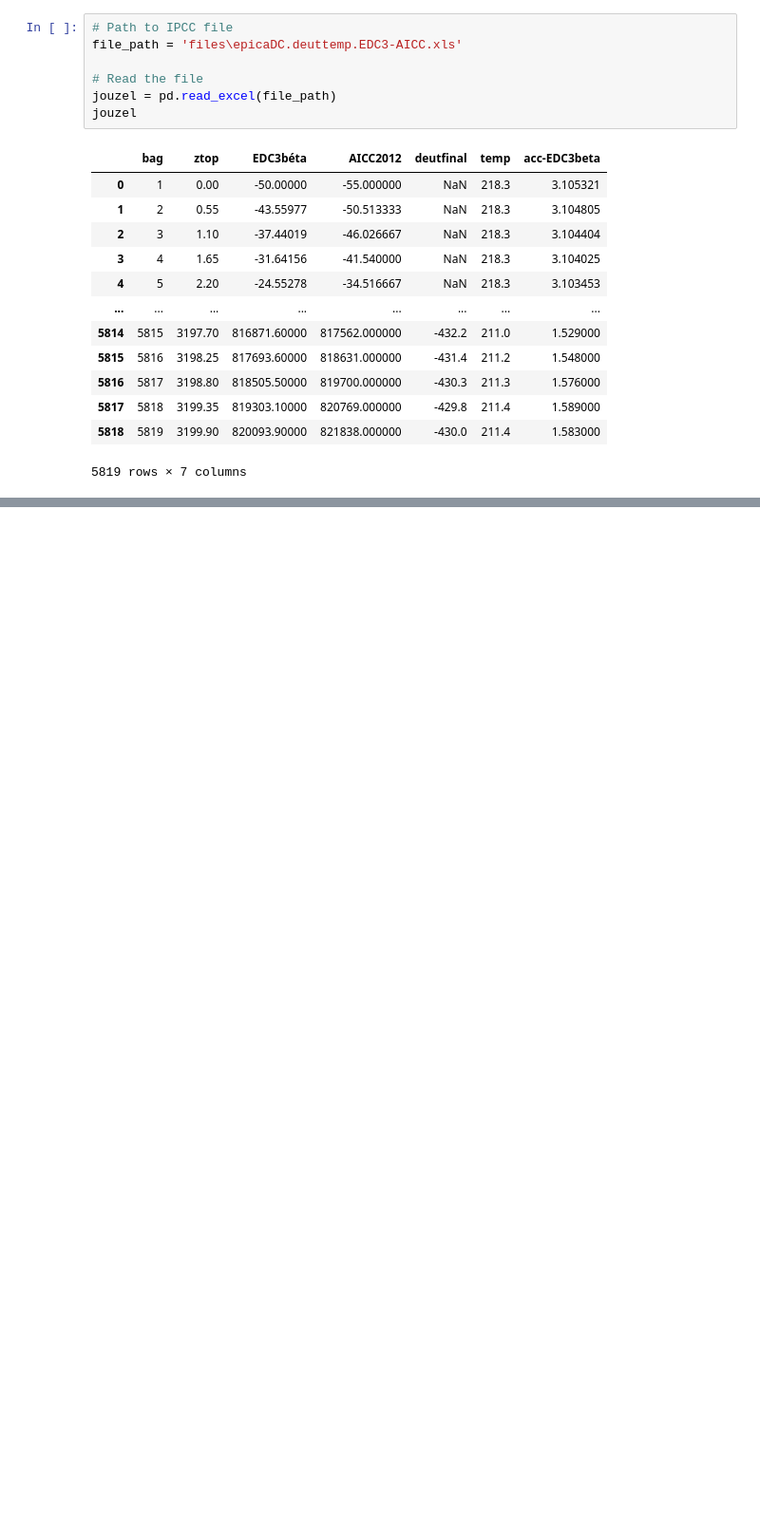
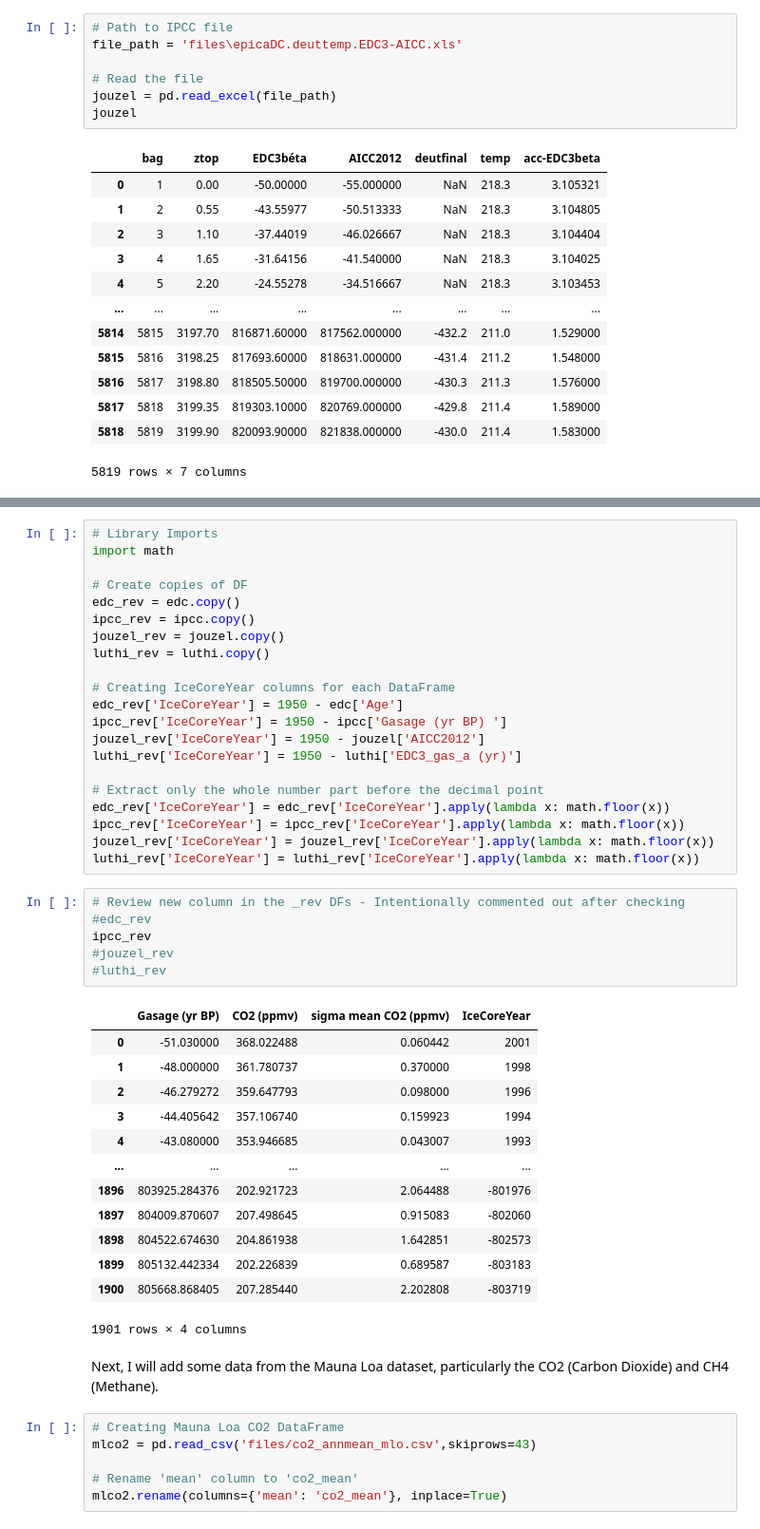
Before and after one commit to turps-pc90/PfDA_ClimateProject, a Jupyter notebook: project.ipynb, the cells around one changed output, grey strips where cells are left out. Shown at 95% size. Saved outputs shown, nothing was run; the diff lists cells and outputs as text; blank space fills up the shorter version.

Commit message:
Added IceCoreYear to the existing datasets and adding Mauna Loa CO2 data

```diff
--- a/project.ipynb
+++ b/project.ipynb
@@ -150,0 +182,49 @@ jouzel
+# %%
+# Library Imports
+import math
+
+# Create copies of DF
+edc_rev = edc.copy()
+ipcc_rev = ipcc.copy()
+jouzel_rev = jouzel.copy()
+luthi_rev = luthi.copy()
+
+# Creating IceCoreYear columns for each DataFrame
+edc_rev['IceCoreYear'] = 1950 - edc['Age']
+ipcc_rev['IceCoreYear'] = 1950 - ipcc['Gasage (yr BP) ']
+jouzel_rev['IceCoreYear'] = 1950 - jouzel['AICC2012']
+luthi_rev['IceCoreYear'] = 1950 - luthi['EDC3_gas_a (yr)']
+
+# Extract only the whole number part before the decimal point
+edc_rev['IceCoreYear'] = edc_rev['IceCoreYear'].apply(lambda x: math.floor(x))
+ipcc_rev['IceCoreYear'] = ipcc_rev['IceCoreYear'].apply(lambda x: math.floor(x))
+jouzel_rev['IceCoreYear'] = jouzel_rev['IceCoreYear'].apply(lambda x: math.floor(x))
+luthi_rev['IceCoreYear'] = luthi_rev['IceCoreYear'].apply(lambda x: math.floor(x))
+# %%
+# Review new column in the _rev DFs - Intentionally commented out after checking
+#edc_rev
+ipcc_rev
+#jouzel_rev
+#luthi_rev
+# %% [output]
+|  | Gasage (yr BP) | CO2 (ppmv) | sigma mean CO2 (ppmv) | IceCoreYear |
+| 0 | -51.030000 | 368.022488 | 0.060442 | 2001 |
+| 1 | -48.000000 | 361.780737 | 0.370000 | 1998 |
+| 2 | -46.279272 | 359.647793 | 0.098000 | 1996 |
+| 3 | -44.405642 | 357.106740 | 0.159923 | 1994 |
+| 4 | -43.080000 | 353.946685 | 0.043007 | 1993 |
+| ... | ... | ... | ... | ... |
+| 1896 | 803925.284376 | 202.921723 | 2.064488 | -801976 |
+| 1897 | 804009.870607 | 207.498645 | 0.915083 | -802060 |
+| 1898 | 804522.674630 | 204.861938 | 1.642851 | -802573 |
+| 1899 | 805132.442334 | 202.226839 | 0.689587 | -803183 |
+| 1900 | 805668.868405 | 207.285440 | 2.202808 | -803719 |
+1901 rows × 4 columns
+# %% [markdown]
+Next, I will add some data from the Mauna Loa dataset, particularly the CO2 (Carbon Dioxide) and CH4 (Methane).
+# %%
+# Creating Mauna Loa CO2 DataFrame
+mlco2 = pd.read_csv('files/co2_annmean_mlo.csv',skiprows=43)
+
+# Rename 'mean' column to 'co2_mean'
+mlco2.rename(columns={'mean': 'co2_mean'}, inplace=True)
```
Also changed, not shown: parts of 10 cells of this notebook, 2 other files.
